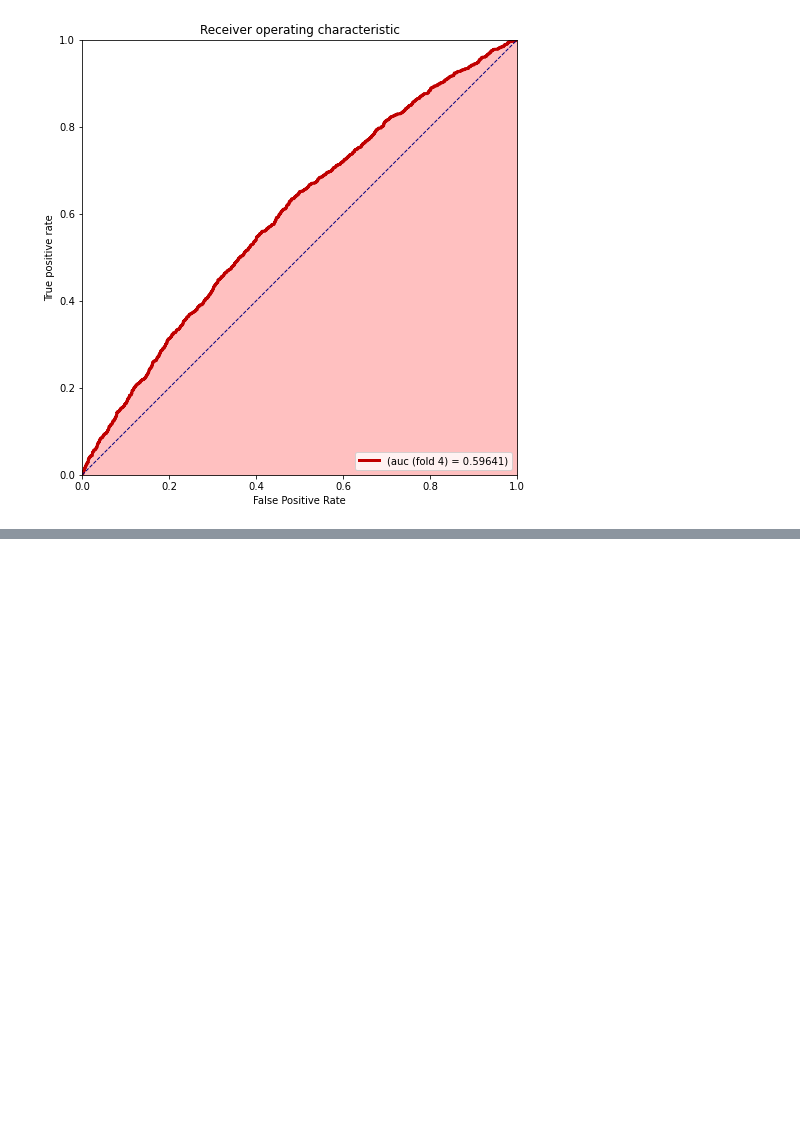
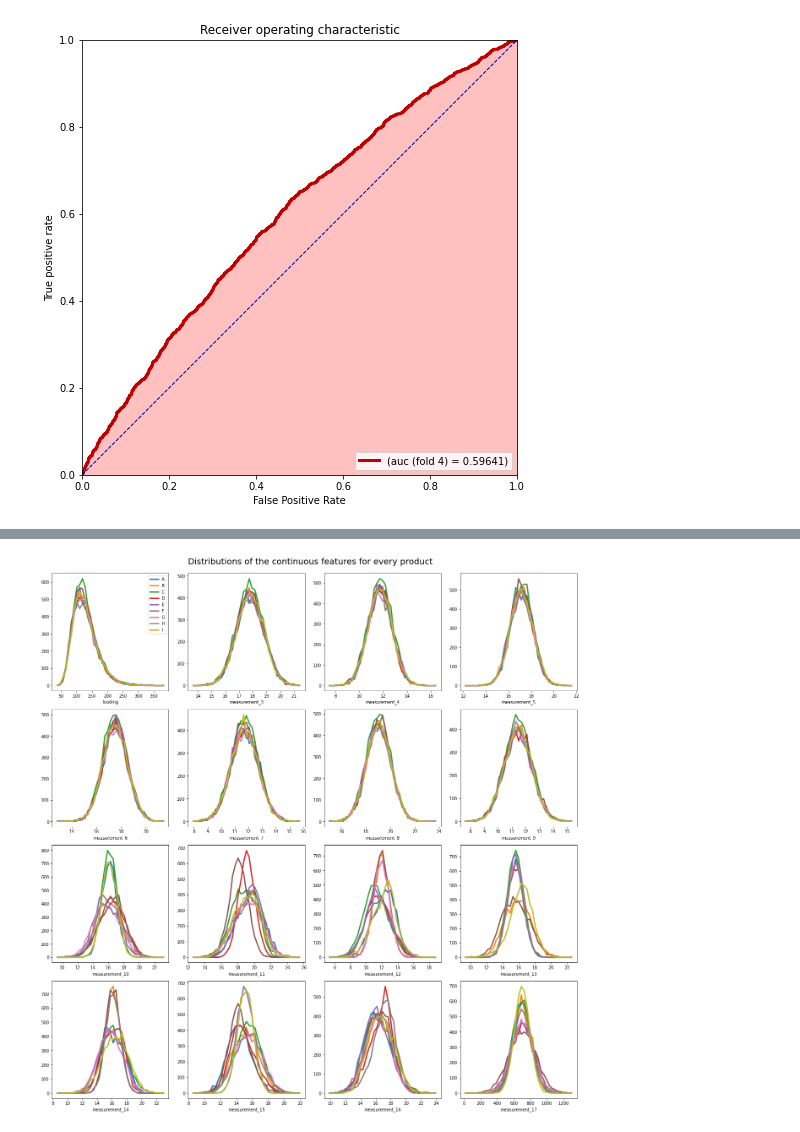
Before and after one commit to mahdiislam79/Product_failure_prediction, a Jupyter notebook: Predict_product_failures.ipynb, the cells around one changed output, grey strips where cells are left out. Cells and saved outputs as stored; diff of their text form; code cells hidden in the pictures; blank space fills up the shorter version.

```diff
--- a/Predict_product_failures.ipynb
+++ b/Predict_product_failures.ipynb
@@ -600,0 +661,16 @@ plt.show()
+# %%
+_, axs = plt.subplots(4, 4, figsize=(18,18))
+for f, ax in zip(float_cols, axs.ravel()):
+    mi = both[f].min()
+    ma = both[f].max()
+    bins = np.linspace(mi, ma, 40)
+    for product in np.unique(both.product_code):
+        h, edges = np.histogram(both[f][both.product_code == product], bins=bins)
+        ax.plot((edges[:-1] + edges[1:]) / 2, h, label=product, lw=3)
+    ax.set_xlabel(f)
+    if ax == axs[0, 0]: ax.legend(loc='upper right')
+plt.tight_layout(w_pad=1)
+plt.suptitle('Distributions of the continuous features for every product', fontsize=20, y=1.02)
+plt.show()
+# %% [output]
+[figure, added]
```
Also changed, not shown: parts of 9 cells of this notebook, 1 other file.
